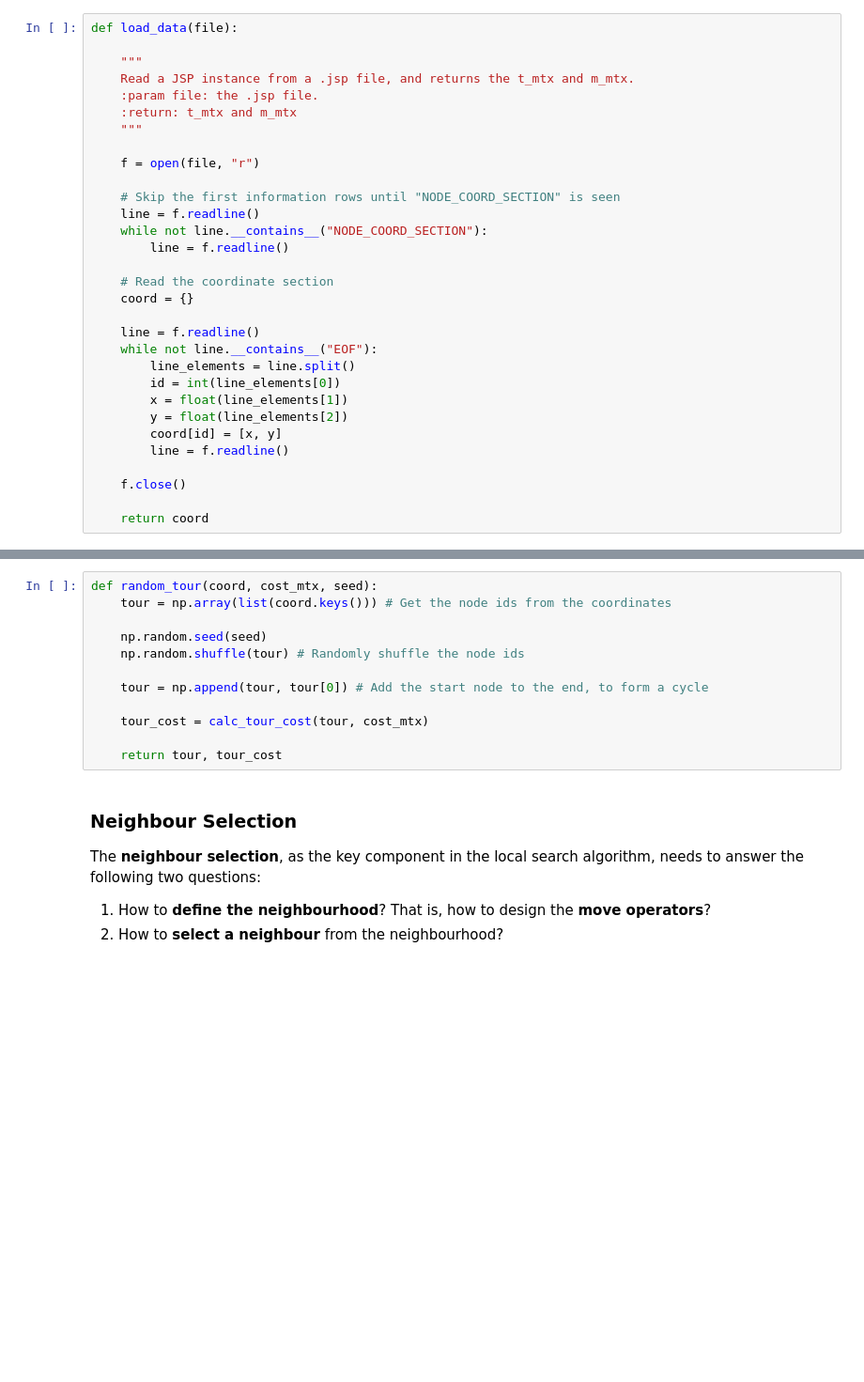
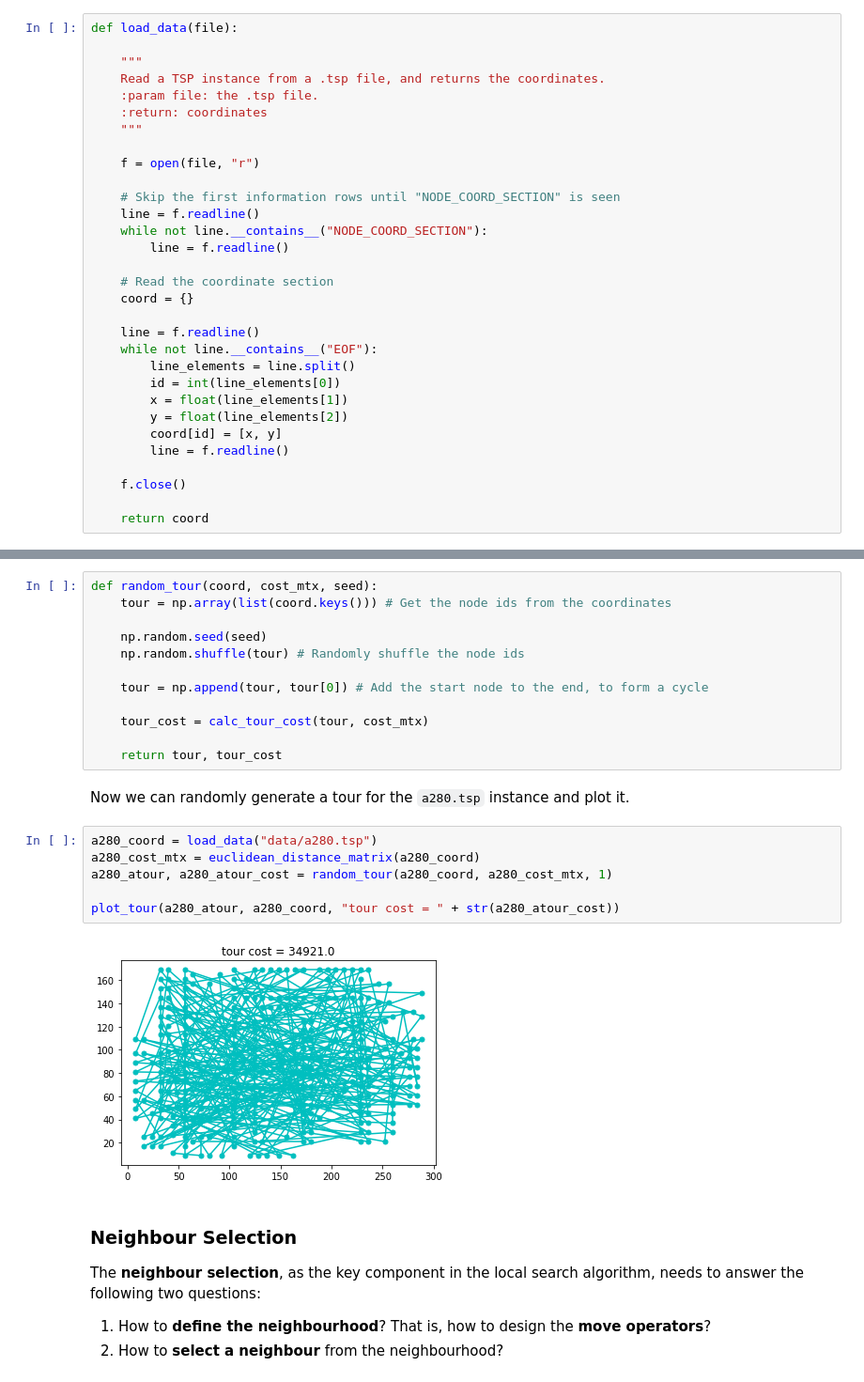
Before and after one commit to meiyi1986/tutorials, a Jupyter notebook: notebooks/local-search-tsp.ipynb, the cells around one changed output, grey strips where cells are left out. Shown at 94% size. Drawn from its saved outputs; the diff is of its cells as text; blank space fills up the shorter version.

```diff
--- a/notebooks/local-search-tsp.ipynb
+++ b/notebooks/local-search-tsp.ipynb
@@ -35,9 +35,9 @@ Below is the method to load a `.tsp` file.
 def load_data(file):
 
     """
-    Read a JSP instance from a .jsp file, and returns the t_mtx and m_mtx.
-    :param file: the .jsp file.
-    :return: t_mtx and m_mtx
+    Read a TSP instance from a .tsp file, and returns the coordinates.
+    :param file: the .tsp file.
+    :return: coordinates
     """
 
     f = open(file, "r")
@@ -269,6 +269,16 @@ def random_tour(coord, cost_mtx, seed):
     tour_cost = calc_tour_cost(tour, cost_mtx)
 
     return tour, tour_cost
+# %% [markdown]
+Now we can randomly generate a tour for the `a280.tsp` instance and plot it.
+# %%
+a280_coord = load_data("data/a280.tsp")
+a280_cost_mtx = euclidean_distance_matrix(a280_coord)
+a280_atour, a280_atour_cost = random_tour(a280_coord, a280_cost_mtx, 1)
+
+plot_tour(a280_atour, a280_coord, "tour cost = " + str(a280_atour_cost))
+# %% [output]
+[figure, added]
 # %% [markdown]
 ### Neighbour Selection
 
```
Also changed, not shown: 1 other file.
